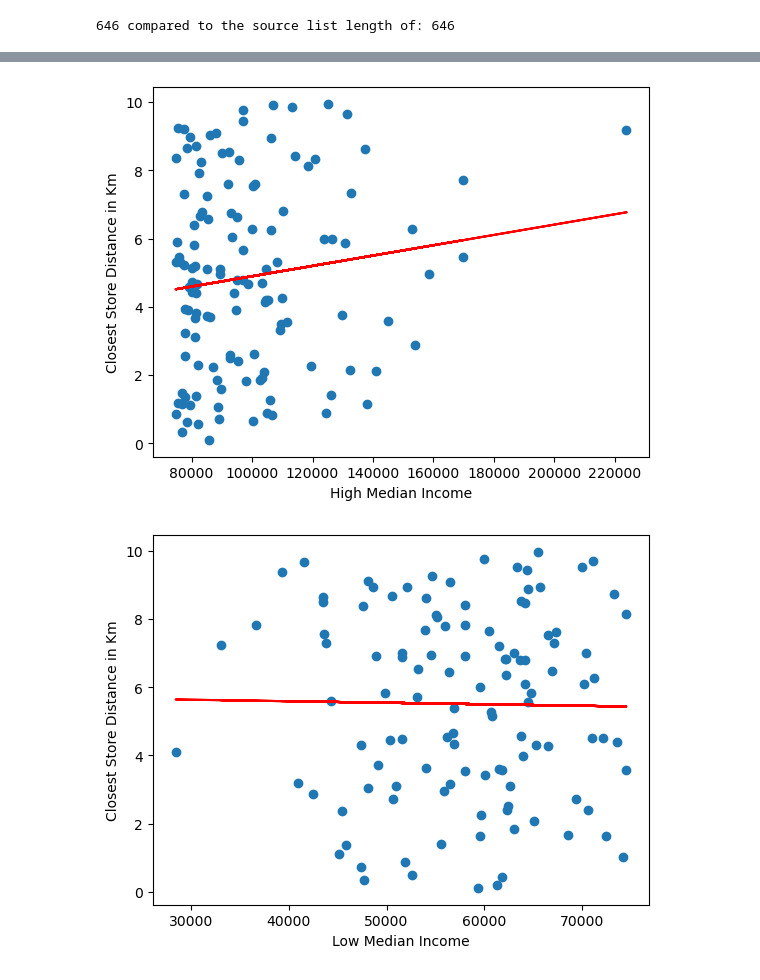
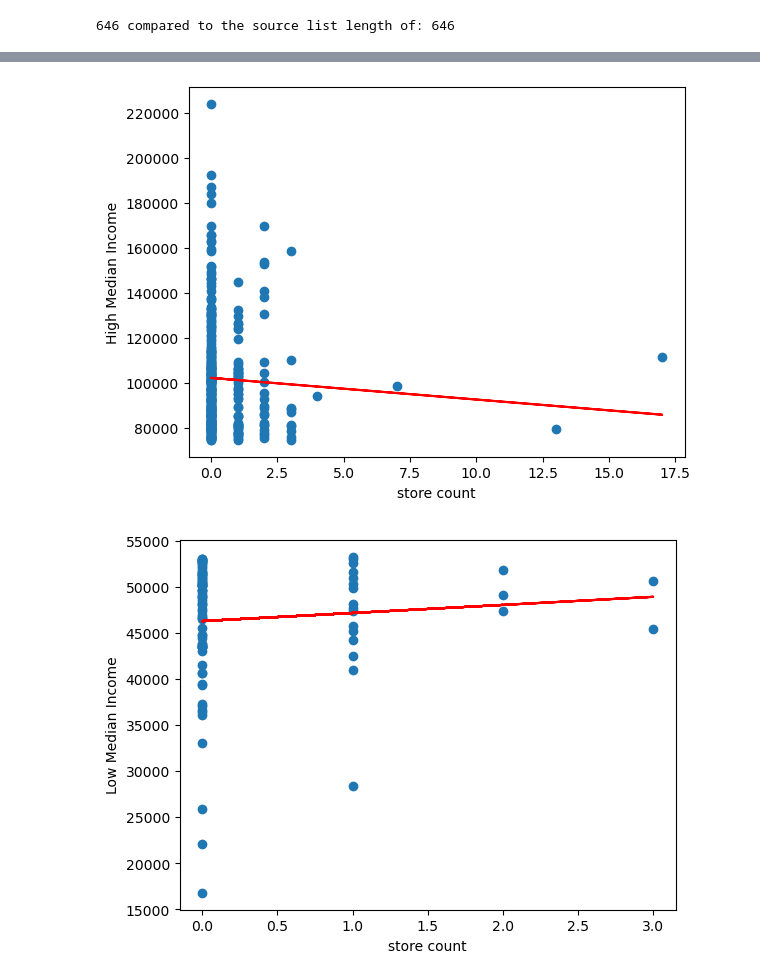
Before and after one commit to bseri0/Proj_1, a Jupyter notebook: py_api/bryan_copy.ipynb, the cells around one changed output, grey strips where cells are left out. Cells and saved outputs as stored; diff of their text form; code cells hidden in the pictures.

```diff
--- a/py_api/bryan_copy.ipynb
+++ b/py_api/bryan_copy.ipynb
@@ -227,0 +222,9 @@ Index(['NAME', 'High_med_inc', 'state', 'place', 'City_x', 'State', 'City_y',
+# %%
+import pandas as pd
+
+# Creating empty dataframes for high_inc_merged_df and low_inc_merged_df
+high_inc_merged_df = pd.DataFrame()
+low_inc_merged_df = pd.DataFrame()
+
+# Displaying the empty dataframes
+high_inc_merged_df, low_inc_merged_df
@@ -512,34 +524,34 @@ The average minimum closest distance for low income cities is 5.508763764040769
 # %%
 import matplotlib.pyplot as plt
 from scipy.stats import linregress
 # Add the linear regression equation and line to plot
-x_values = high_inc_merged_clean_df["High_med_inc"]
-y_values = high_inc_merged_clean_df["Closest Store Distance"]
+x_values = high_inc_merged_df["commercial.weapons Count"]
+y_values = high_inc_merged_df["High_med_inc"]
 (slope, intercept, rvalue, pvalue, stderr) = linregress(x_values, y_values)
 regress_values = x_values * slope + intercept
 line_eq = "y = " + str(round(slope,2)) + "x + " + str(round(intercept,2))
 plt.scatter(x_values,y_values)
 plt.plot(x_values,regress_values,"r-")
 plt.annotate(line_eq,(5.8,0.8),fontsize=15,color="red")
-plt.xlabel('High Median Income')
-plt.ylabel('Closest Store Distance in Km')
+plt.xlabel('store count')
+plt.ylabel('High Median Income')
 plt.show()
 # %% [output]
-[figure, old version]
+[figure, new version]
 # %%
 import matplotlib.pyplot as plt
 from scipy.stats import linregress
 # Add the linear regression equation and line to plot
-x_values = low_inc_merged_clean_df["Low_med_inc"]
-y_values = low_inc_merged_clean_df["Closest Store Distance"]
+x_values = low_inc_merged_clean_df["commercial.weapons Count"]
+y_values = low_inc_merged_clean_df["Low_med_inc"]
 (slope, intercept, rvalue, pvalue, stderr) = linregress(x_values, y_values)
 regress_values = x_values * slope + intercept
 line_eq = "y = " + str(round(slope,2)) + "x + " + str(round(intercept,2))
 plt.scatter(x_values,y_values)
 plt.plot(x_values,regress_values,"r-")
 plt.annotate(line_eq,(5.8,0.8),fontsize=15,color="red")
-plt.xlabel('Low Median Income')
-plt.ylabel('Closest Store Distance in Km')
+plt.xlabel('store count')
+plt.ylabel('Low Median Income')
 plt.show()
 # %% [output]
-[figure, old version]
+[figure, new version]
```
Also changed, not shown: parts of 18 cells of this notebook.
